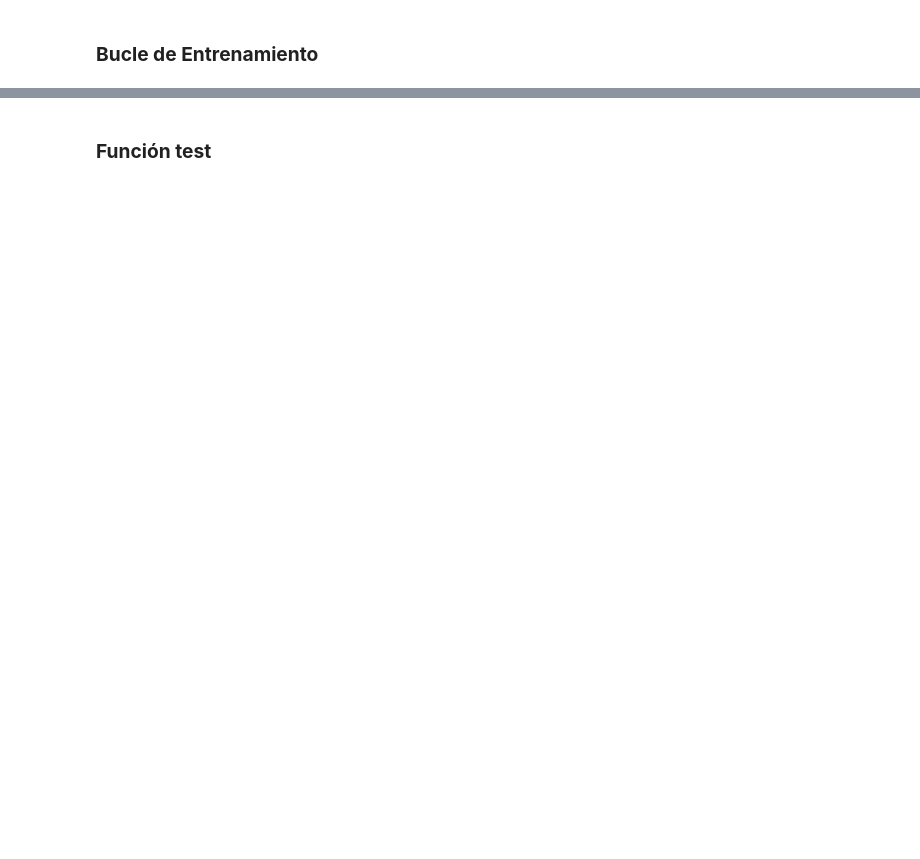
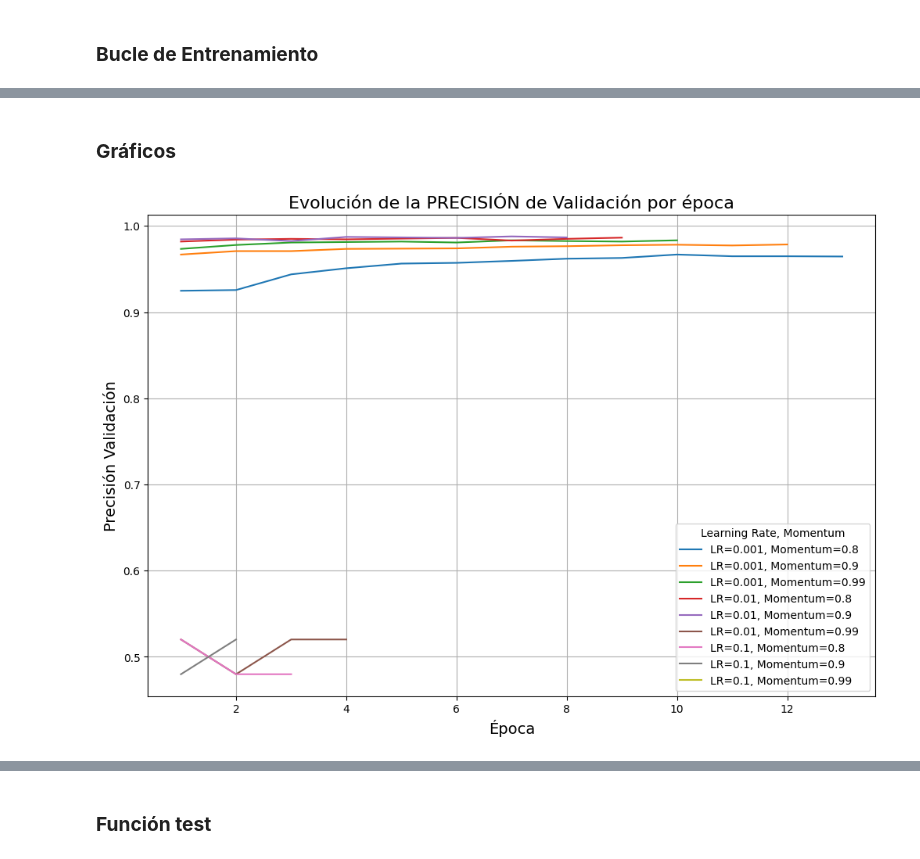
Before and after one commit to MiguelFlores05/Redes-Neuronales, a Jupyter notebook: notebooks/01_Red_Conv.ipynb, the cells around one changed output, grey strips where cells are left out. Cells and saved outputs as stored; diff of their text form; code cells hidden in the pictures; blank space fills up the shorter version.

```diff
--- a/notebooks/01_Red_Conv.ipynb
+++ b/notebooks/01_Red_Conv.ipynb
@@ -174,10 +184,8 @@ def precision(y_pred, y_true):
     accuracy = (predictions == y_true).float().mean().item()  # Comparar y calcular promedio
     return accuracy
 # %%
-import torch.nn.functional as F
-
 # Probabilidad de dropout
-DROPOUT_PROB = 0.5
+p_dropout = 0.5
 
 # Función de activación
 def activation(x, func):
@@ -202,19 +210,19 @@ def forward(x, training=True):
     x = F.conv2d(x, w1, b1, stride=1, padding=0)
     x = activation(x, 'relu')
     if training:
-        x = F.dropout(x, p=DROPOUT_PROB, training=training)
+        x = F.dropout(x, p = p_dropout, training=training)
 
     # Segunda convolución con activación y Dropout
     x = F.conv2d(x, w2, b2, stride=1, padding=0)
     x = activation(x, 'relu')
     if training:
-        x = F.dropout(x, p=DROPOUT_PROB, training=training)
+        x = F.dropout(x, p = p_dropout, training=training)
 
     # Flatten
     x = x.view(x.size(0), -1)  # Aplanar a (batch_size, 36864)
 
     # Capa densa con Dropout
-    x = F.dropout(x, p=DROPOUT_PROB, training=training)
+    x = F.dropout(x, p = p_dropout, training=training)
     logits = x @ w_dense + b_dense
 
     return logits
@@ -481,0 +372,22 @@ KeyboardInterrupt:
+# %% [markdown]
+### **Gráficos**
+# %%
+# Convertir los resultados en un DataFrame para facilitar el análisis
+df = pd.DataFrame(results)
+
+# Filtrar los datos para cada combinación de learning_rate y momentum
+combinations = df.groupby(['learning_rate', 'momentum'])
+
+# Graficar la evolución de "valid_accuracy" por epoch para cada combinación
+plt.figure(figsize=(12, 8))
+for (lr, mm), group in combinations:
+    plt.plot(group['epoch'], group['valid_accuracy'], label=f'LR={lr}, Momentum={mm}')
+
+plt.title('Evolución de la PRECISIÓN de Validación por época', fontsize=16)
+plt.xlabel('Época', fontsize=14)
+plt.ylabel('Precisión Validación', fontsize=14)
+plt.legend(title="Learning Rate, Momentum", fontsize=10)
+plt.grid(True)
+plt.show()
+# %% [output]
+[figure, added]
```
Also changed, not shown: parts of 17 cells of this notebook.
